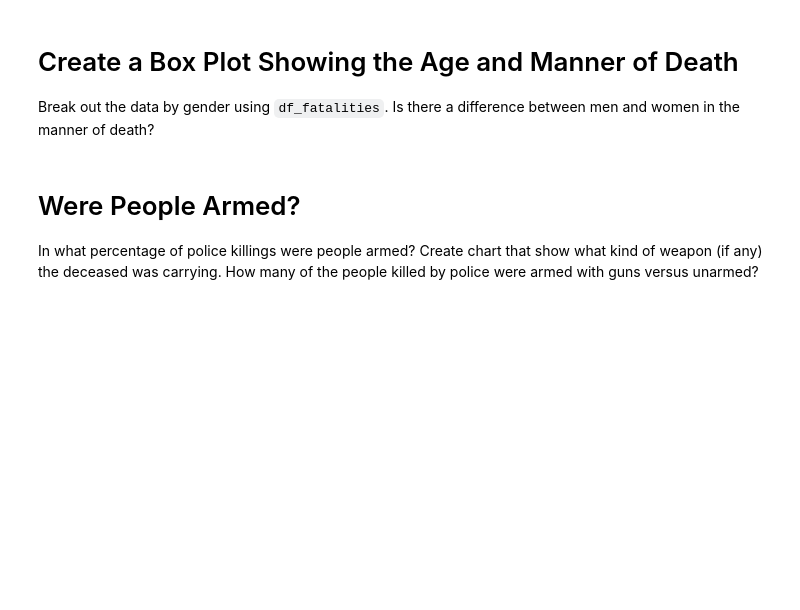
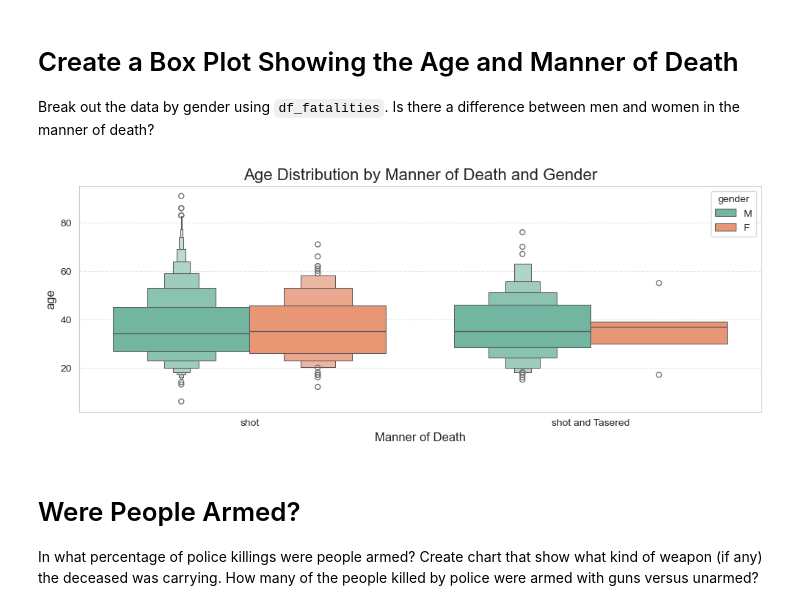
Before and after one commit to CyberWol-12/Fatal_Force, a Jupyter notebook: Fatal_Force_(start).ipynb, the cells around one changed output. Cells and saved outputs as stored; diff of their text form; code cells hidden in the pictures; blank space fills up the shorter version.

```diff
--- a/Fatal_Force_(start).ipynb
+++ b/Fatal_Force_(start).ipynb
@@ -434,6 +434,20 @@ Passing `palette` without assigning `hue` is deprecated and will be removed in v
 # Create a Box Plot Showing the Age and Manner of Death
 
 Break out the data by gender using `df_fatalities`. Is there a difference between men and women in the manner of death?
+# %%
+plt.figure(figsize=(12,4))
+sns.boxenplot(data = df_fatalities,
+              x = 'manner_of_death',
+              y = 'age',
+              hue = 'gender',
+              palette='Set2')
+plt.title('Age Distribution by Manner of Death and Gender', fontsize=16)
+plt.xlabel('Manner of Death',fontsize = 12)
+plt.ylabel('age',fontsize = 12)
+plt.grid(axis = 'y',linestyle = '--',alpha = 0.5)
+plt.show()
+# %% [output]
+[figure, added]
 # %% [markdown]
 # Were People Armed?
 
```
